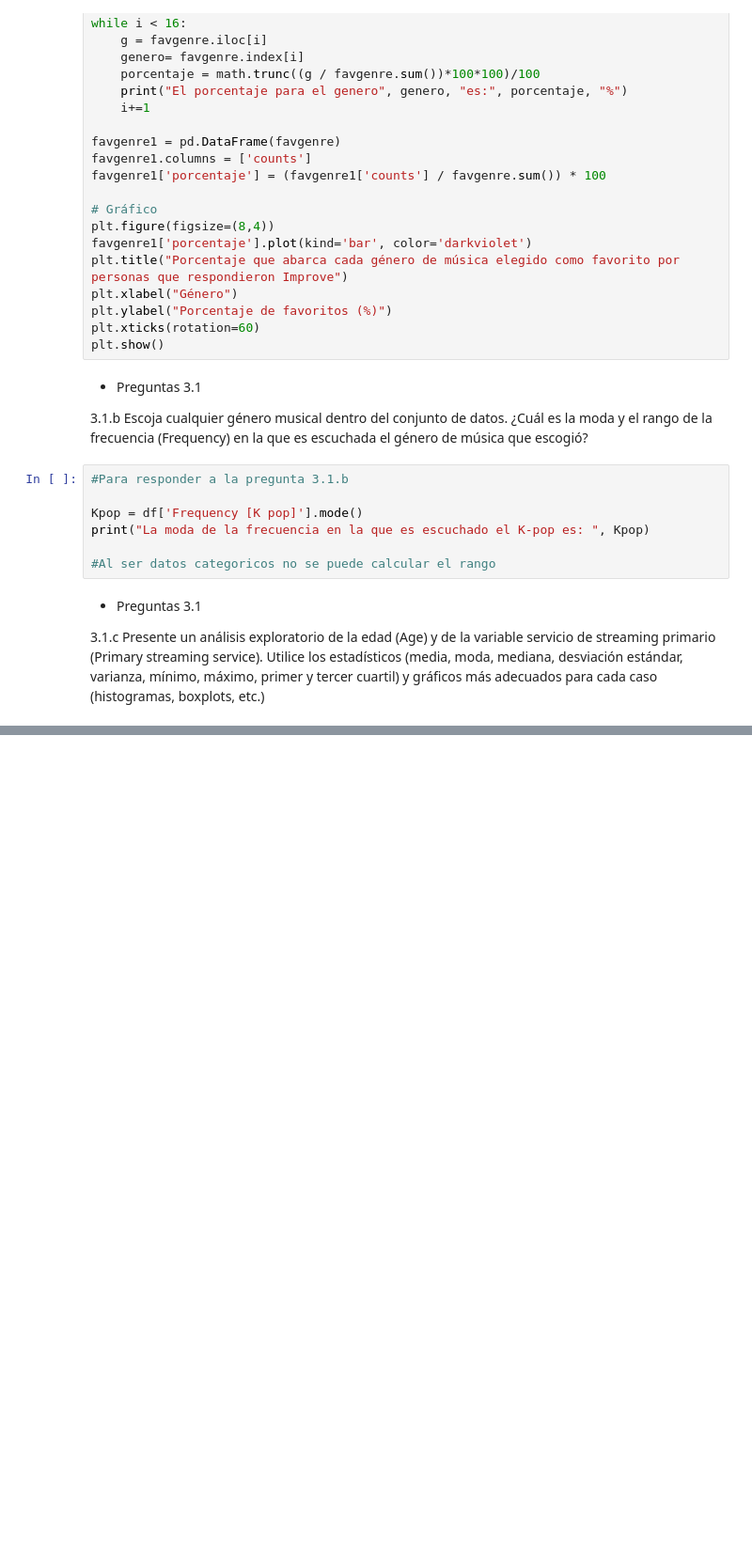
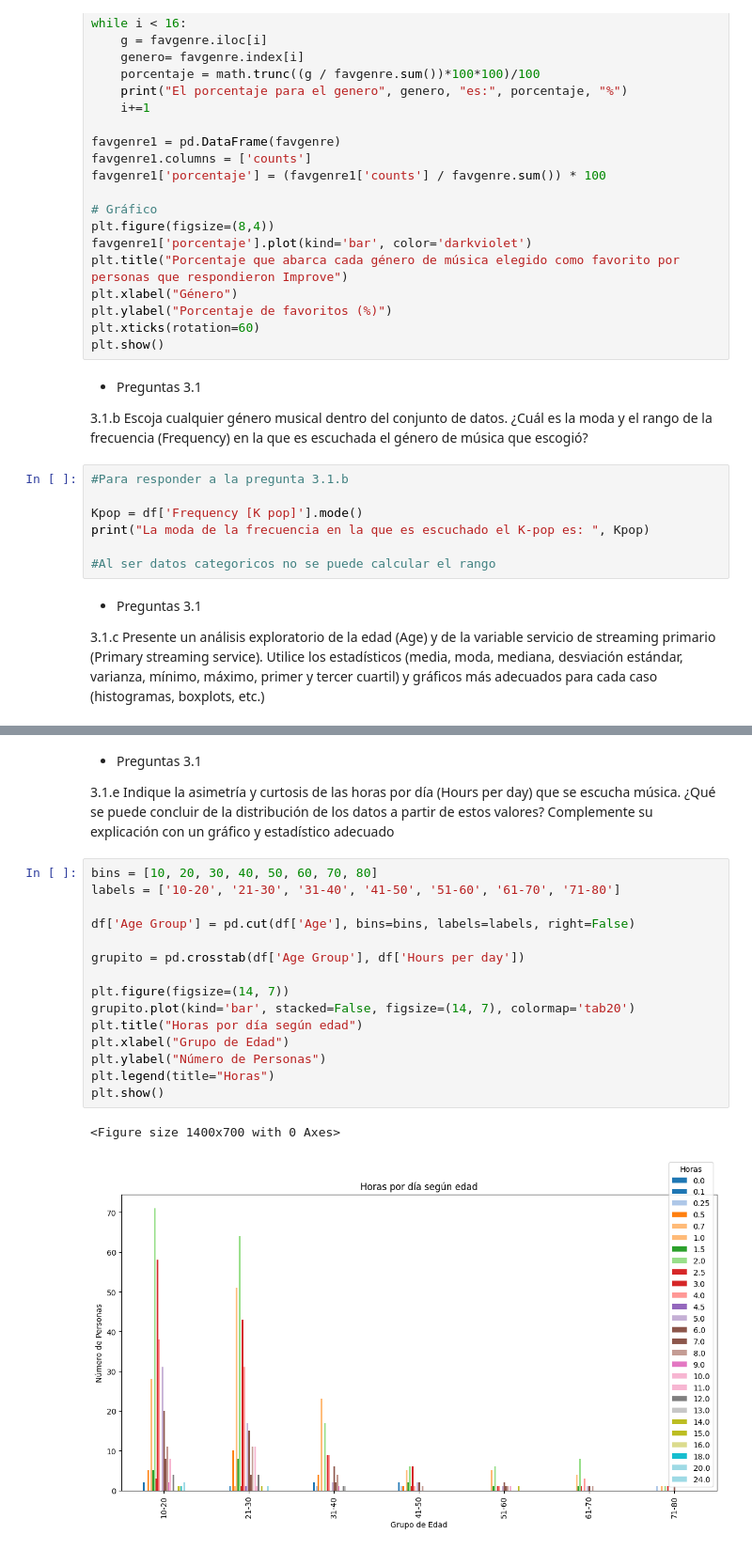
Before and after one commit to mixedpaipo/LECS, a Jupyter notebook: LEC1/lec1-grupoA.ipynb, the cells around one changed output, grey strips where cells are left out. Shown: that part at 94% size. Cells and saved outputs as stored; diff of their text form; blank space fills up the shorter version.

```diff
--- a/LEC1/lec1-grupoA.ipynb
+++ b/LEC1/lec1-grupoA.ipynb
@@ -129,0 +138,22 @@ puede concluir de estos valores?
+# %% [markdown]
+- Preguntas 3.1
+
+3.1.e Indique la asimetría y curtosis de las horas por día (Hours per day) que se escucha música. ¿Qué se puede concluir de la distribución de los datos a partir de estos valores? Complemente su explicación con un gráfico y estadístico adecuado
+# %%
+bins = [10, 20, 30, 40, 50, 60, 70, 80]
+labels = ['10-20', '21-30', '31-40', '41-50', '51-60', '61-70', '71-80']
+
+df['Age Group'] = pd.cut(df['Age'], bins=bins, labels=labels, right=False)
+
+grupito = pd.crosstab(df['Age Group'], df['Hours per day'])
+
+plt.figure(figsize=(14, 7))
+grupito.plot(kind='bar', stacked=False, figsize=(14, 7), colormap='tab20')
+plt.title("Horas por día según edad")
+plt.xlabel("Grupo de Edad")
+plt.ylabel("Número de Personas")
+plt.legend(title="Horas")
+plt.show()
+# %% [output]
+<Figure size 1400x700 with 0 Axes>
+[figure, added]
```
Also changed, not shown: parts of 3 cells of this notebook.
